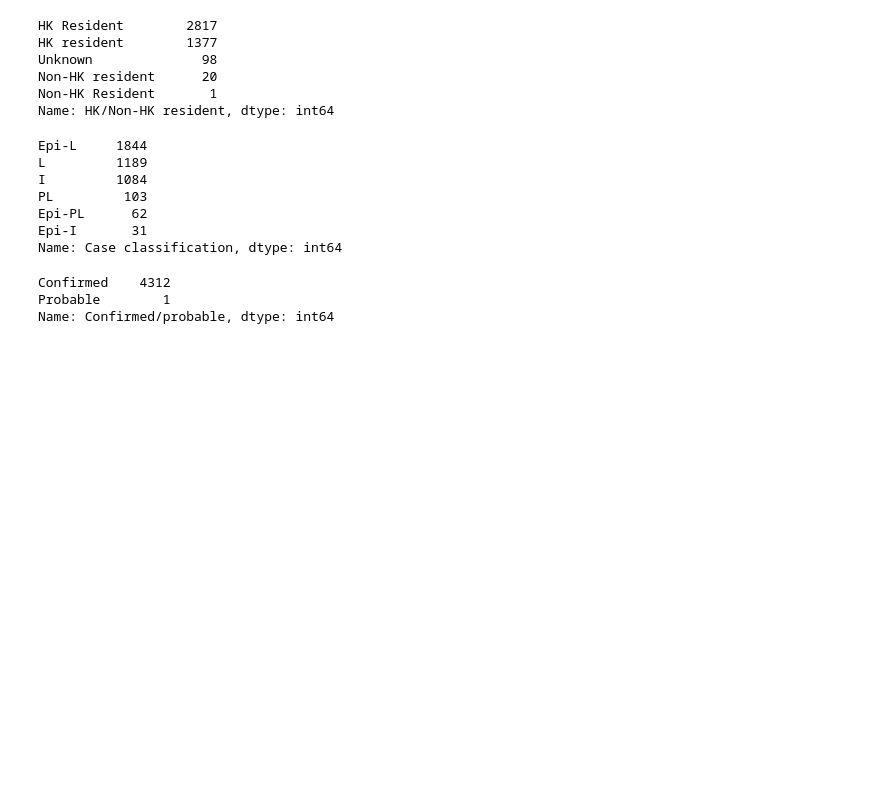
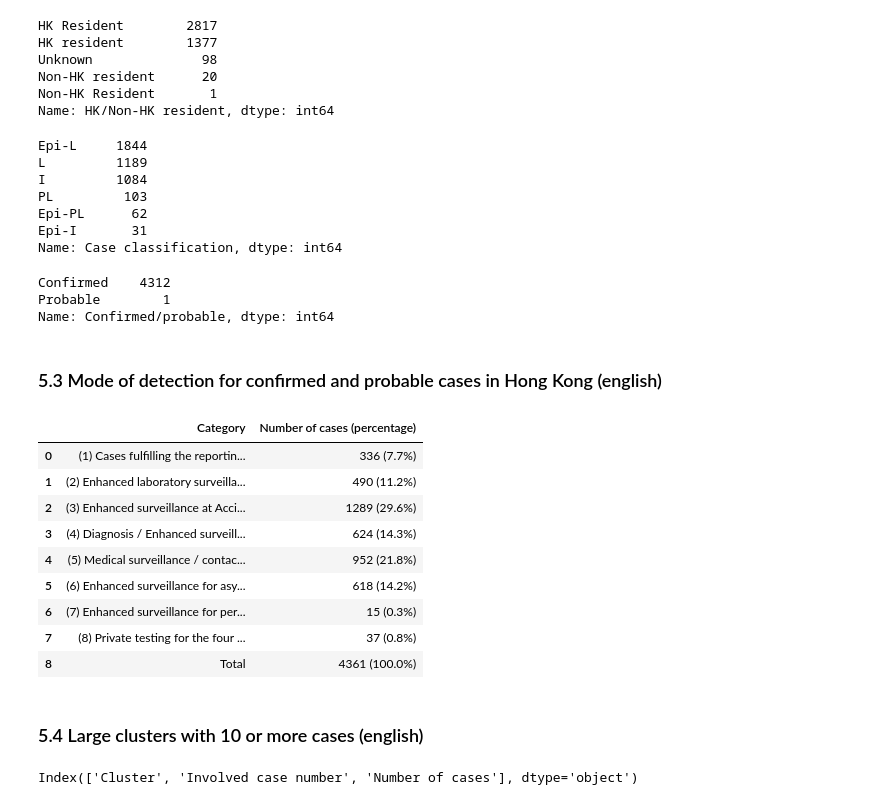
Before and after one commit to hkkenneth/covid-19-hk-data-extraction, a Jupyter notebook: data-extraction.ipynb, the cells around one changed output. Cells and saved outputs as stored; diff of their text form; code cells hidden in the pictures; blank space fills up the shorter version.

```diff
--- a/data-extraction.ipynb
+++ b/data-extraction.ipynb
@@ -126,0 +154,8 @@ There are 4313 old cases
+# %%
+guess_detection_mode = -1
+
+for i in range(len(pdf_all)):
+  if (pdf_all[i].shape[1] == 2) and pdf_all[i].columns[0] == 'Category' and pdf_all[i].columns[1] == 'Number of cases (percentage)':
+    guess_detection_mode = i
+
+guess_detection_mode
@@ -126,0 +164,5 @@ There are 4313 old cases
+# %%
+if guess_detection_mode == -1:
+  detection_mode_df = pd.DataFrame(data={'Category': [], 'Number of cases (percentage)': []})
+else:
+  detection_mode_df = pdf_all[guess_detection_mode]
@@ -215,3 +268,24 @@ hk_situation_en_old_df['Confirmed/probable'].value_counts()
 Confirmed    4312
 Probable        1
 Name: Confirmed/probable, dtype: int64
+# %% [markdown]
+### 5.3 Mode of detection for confirmed and probable cases in Hong Kong (english)
+# %%
+detection_mode_df.head(n=20)
+# %% [output]
+|  | Category | Number of cases (percentage) |
+| 0 | (1) Cases fulfilling the reportin... | 336 (7.7%) |
+| 1 | (2) Enhanced laboratory surveilla... | 490 (11.2%) |
+| 2 | (3) Enhanced surveillance at Acci... | 1289 (29.6%) |
+| 3 | (4) Diagnosis / Enhanced surveill... | 624 (14.3%) |
+| 4 | (5) Medical surveillance / contac... | 952 (21.8%) |
+| 5 | (6) Enhanced surveillance for asy... | 618 (14.2%) |
+| 6 | (7) Enhanced surveillance for per... | 15 (0.3%) |
+| 7 | (8) Private testing for the four ... | 37 (0.8%) |
+| 8 | Total | 4361 (100.0%) |
+# %% [markdown]
+ ### 5.4 Large clusters with 10 or more cases (english)
+# %%
+hk_situation_en_cluster_df.columns
+# %% [output]
+Index(['Cluster', 'Involved case number', 'Number of cases'], dtype='object')
```
Also changed, not shown: parts of 29 cells of this notebook, 1 other file.
